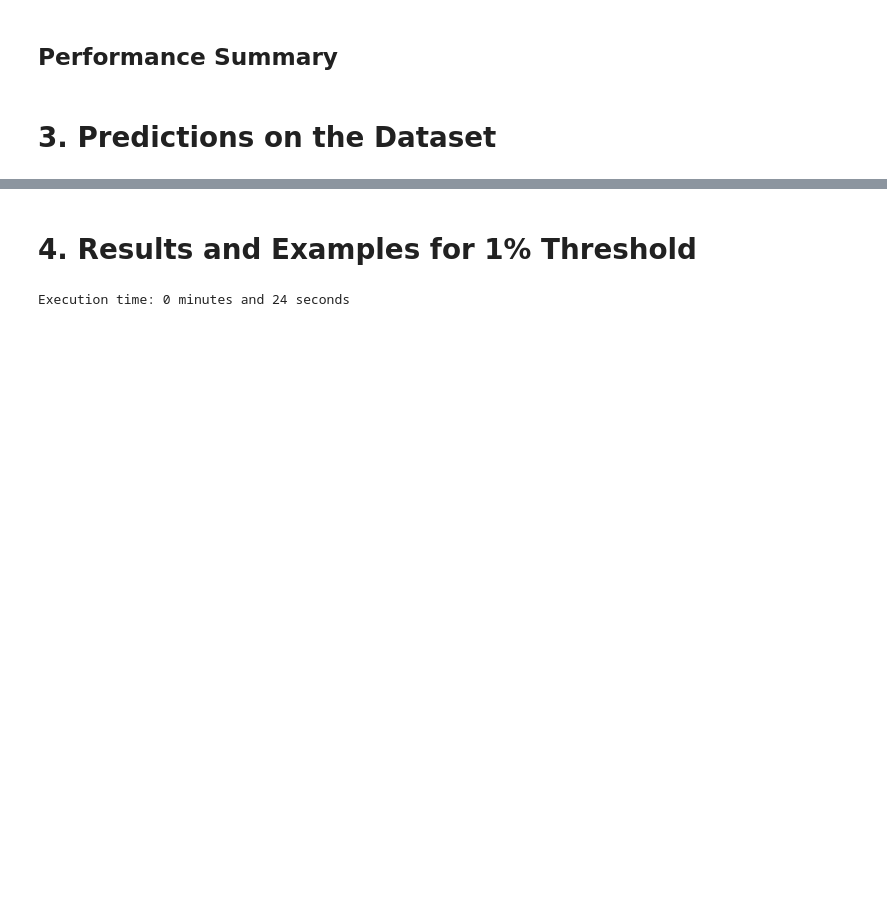
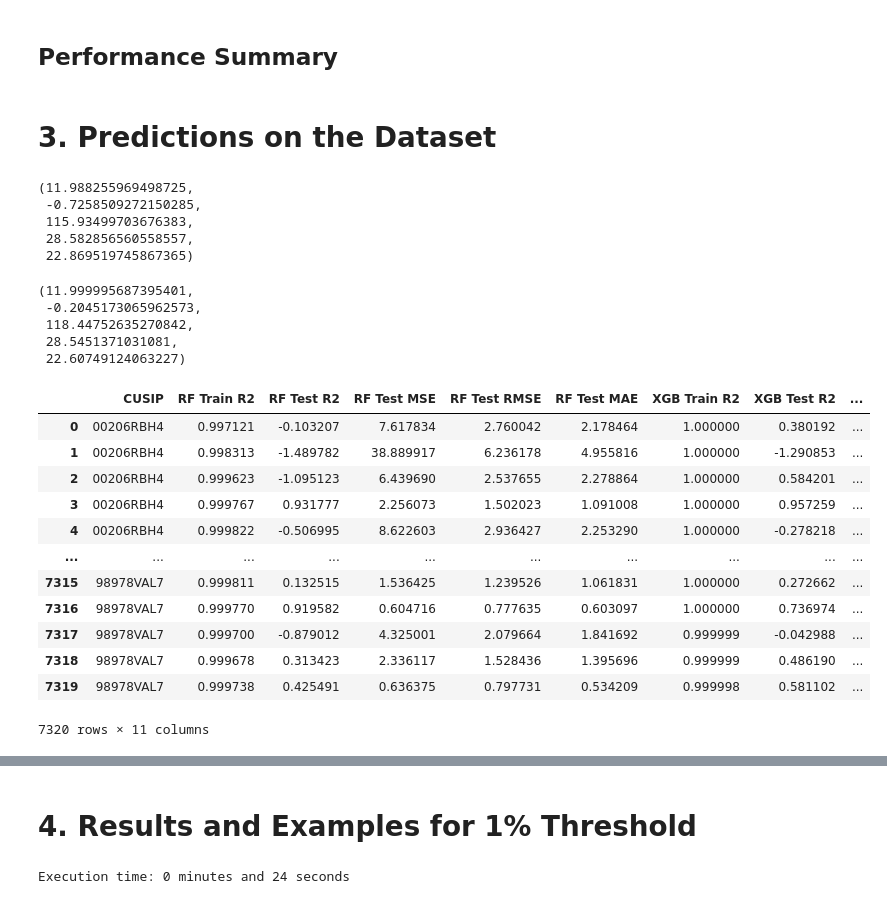
Before and after one commit to marisdaly1/FE800, a Jupyter notebook: FE 800 Fixed Income Electronic Trading Strategy and Visualization Final.ipynb, the cells around one changed output, grey strips where cells are left out. Saved outputs shown, nothing was run; the diff lists cells and outputs as text; code cells hidden in the pictures; blank space fills up the shorter version.

```diff
--- a/FE 800 Fixed Income Electronic Trading Strategy and Visualization Final.ipynb
+++ b/FE 800 Fixed Income Electronic Trading Strategy and Visualization Final.ipynb
@@ -335,3 +536,38 @@ def print_performance_summary(trade_dates, portfolio_values, wins, losses, max_d
     #print(f"{'Maximum Drawdown':<30}{max_drawdown * 100:<15.2f}%")
 # %% [markdown]
 # 3. Predictions on the Dataset
+# %%
+#This first uses random forest then XGboost after
+predictions_df_rf, predictions_df_xgb, metrics_df, avg_metrics_rf, avg_metrics_xgb = predict_prices(df)
+# %%
+avg_metrics_rf
+# %% [output]
+(11.988255969498725,
+ -0.7258509272150285,
+ 115.93499703676383,
+ 28.582856560558557,
+ 22.869519745867365)
+# %%
+avg_metrics_xgb
+# %% [output]
+(11.999995687395401,
+ -0.2045173065962573,
+ 118.44752635270842,
+ 28.5451371031081,
+ 22.60749124063227)
+# %%
+metrics_df
+# %% [output]
+|  | CUSIP | RF Train R2 | RF Test R2 | RF Test MSE | RF Test RMSE | RF Test MAE | XGB Train R2 | XGB Test R2 | ... |
+| 0 | 00206RBH4 | 0.997121 | -0.103207 | 7.617834 | 2.760042 | 2.178464 | 1.000000 | 0.380192 | ... |
+| 1 | 00206RBH4 | 0.998313 | -1.489782 | 38.889917 | 6.236178 | 4.955816 | 1.000000 | -1.290853 | ... |
+| 2 | 00206RBH4 | 0.999623 | -1.095123 | 6.439690 | 2.537655 | 2.278864 | 1.000000 | 0.584201 | ... |
+| 3 | 00206RBH4 | 0.999767 | 0.931777 | 2.256073 | 1.502023 | 1.091008 | 1.000000 | 0.957259 | ... |
+| 4 | 00206RBH4 | 0.999822 | -0.506995 | 8.622603 | 2.936427 | 2.253290 | 1.000000 | -0.278218 | ... |
+| ... | ... | ... | ... | ... | ... | ... | ... | ... | ... |
+| 7315 | 98978VAL7 | 0.999811 | 0.132515 | 1.536425 | 1.239526 | 1.061831 | 1.000000 | 0.272662 | ... |
+| 7316 | 98978VAL7 | 0.999770 | 0.919582 | 0.604716 | 0.777635 | 0.603097 | 1.000000 | 0.736974 | ... |
+| 7317 | 98978VAL7 | 0.999700 | -0.879012 | 4.325001 | 2.079664 | 1.841692 | 0.999999 | -0.042988 | ... |
+| 7318 | 98978VAL7 | 0.999678 | 0.313423 | 2.336117 | 1.528436 | 1.395696 | 0.999999 | 0.486190 | ... |
+| 7319 | 98978VAL7 | 0.999738 | 0.425491 | 0.636375 | 0.797731 | 0.534209 | 0.999998 | 0.581102 | ... |
+7320 rows × 11 columns
```
Also changed, not shown: parts of 17 cells of this notebook.
